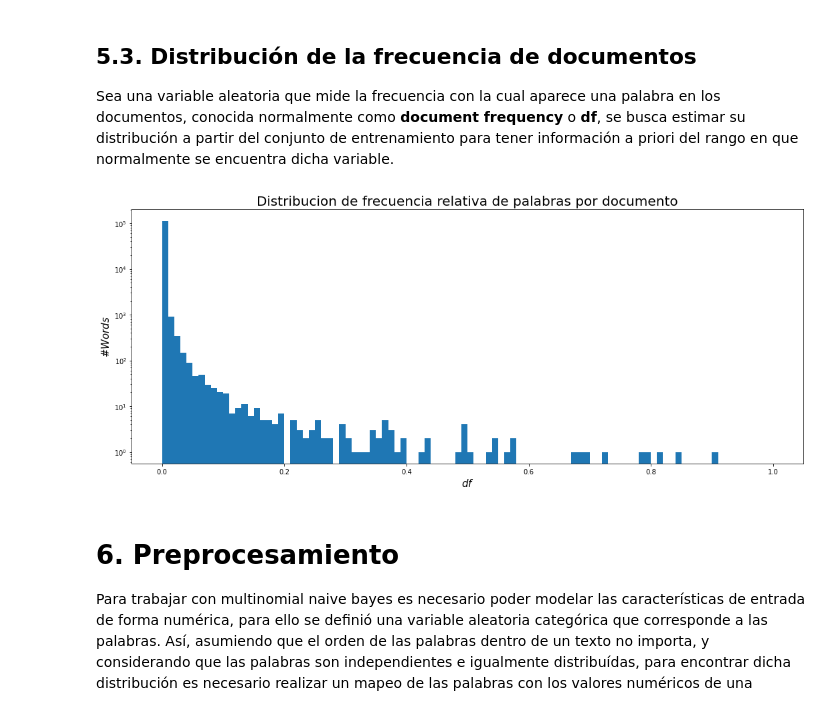
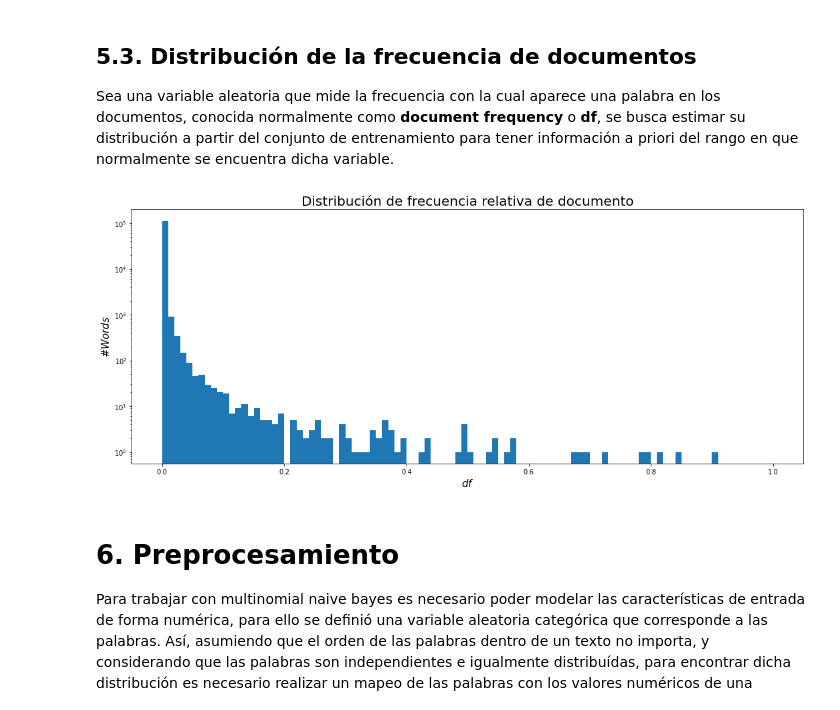
Before and after one commit to Kammann123/nn-tp1, a Jupyter notebook: notebooks/tp1-ej1-analysis.ipynb, the cells around one changed output. Drawn from its saved outputs; the diff is of its cells as text; code cells hidden in the pictures.

```diff
--- a/notebooks/tp1-ej1-analysis.ipynb
+++ b/notebooks/tp1-ej1-analysis.ipynb
@@ -170,16 +176,16 @@ for word_index in range(len(df_absolute)):
 # %%
 import matplotlib.pyplot as plt
 
 # Compute the histogram
 fig, ax = plt.subplots(1, figsize=(18,7))
 _ = ax.hist(df_relative, bins=100, range=(0, 1))
-ax.set_title('Distribucion de frecuencia relativa de palabras por documento', fontsize=20)
+ax.set_title('Distribución de frecuencia relativa de documento', fontsize=20)
 ax.set_yscale('log')
 ax.set_xlabel('$df$', fontsize=15)
 ax.set_ylabel('$\# Words$', fontsize=15)
 plt.show()
 # %% [output]
-[figure, old version]
+[figure, new version]
 # %% [markdown]
 # 6. Preprocesamiento
 
```
Also changed, not shown: parts of 17 cells of this notebook, 4 other files.
